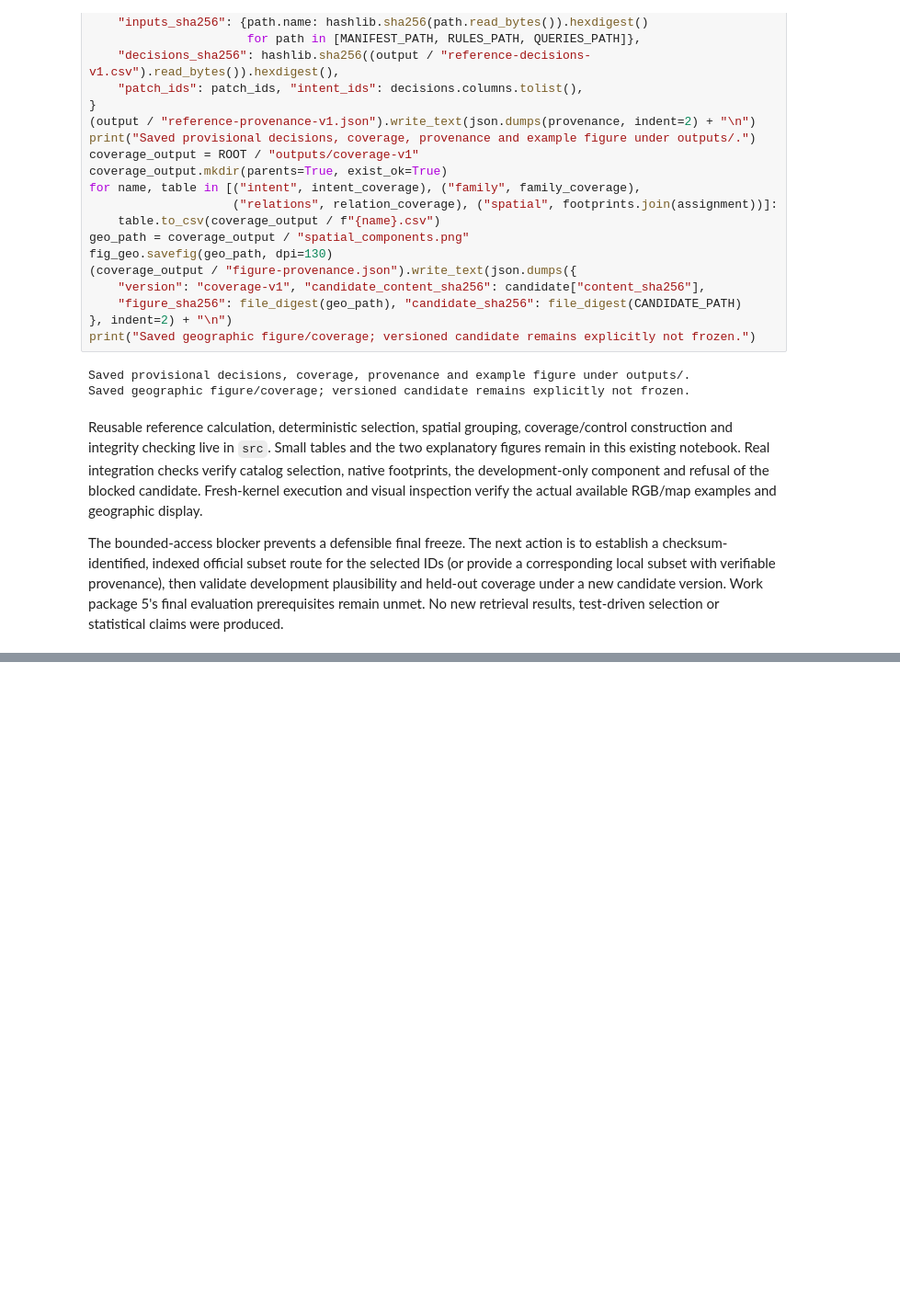
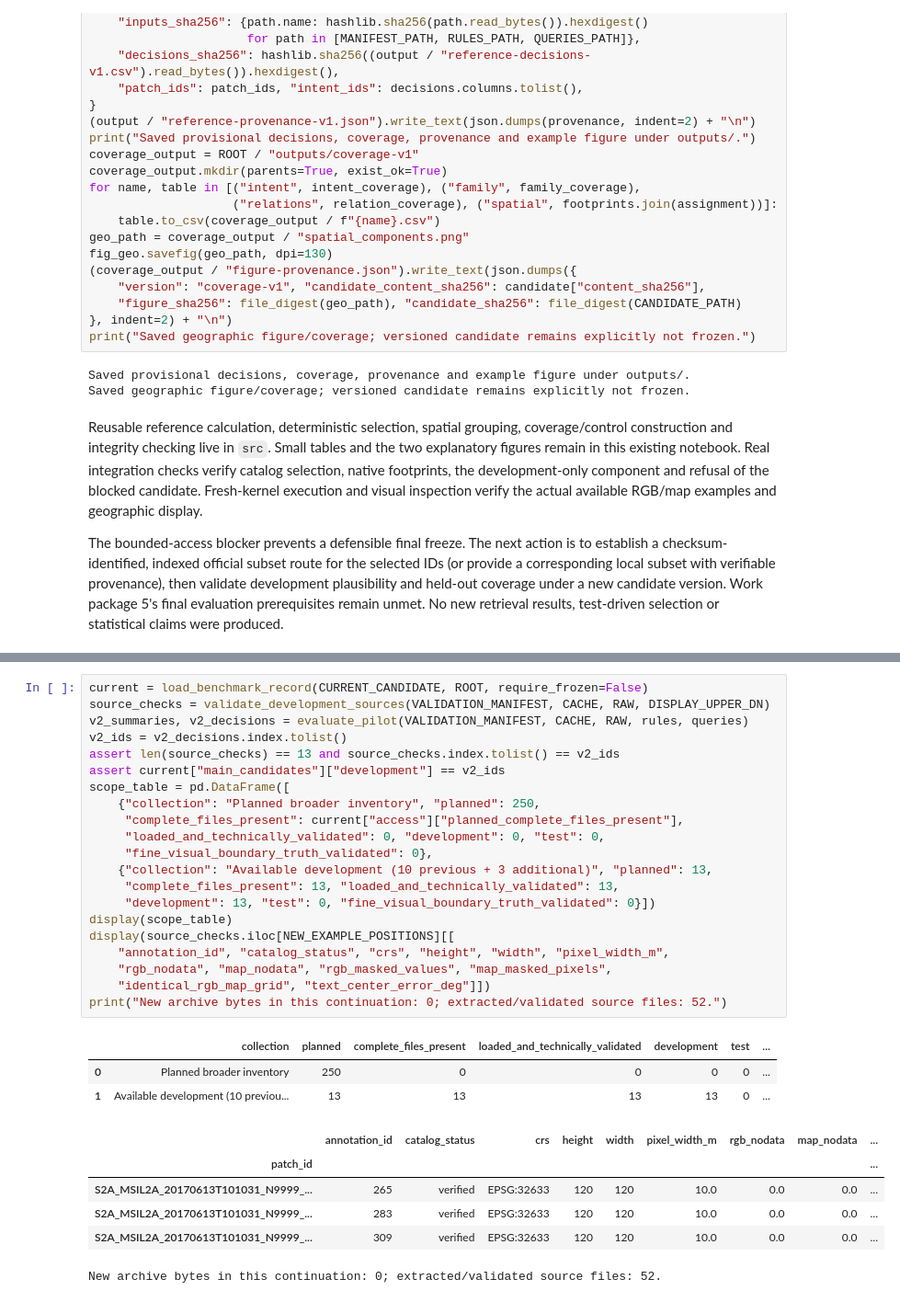
Before and after one commit to manuelmiddendorf/earth-observation, a Jupyter notebook: notebooks/02_benchmark_construction.ipynb, the cells around one changed output, grey strips where cells are left out. Shown at 92% size. Saved outputs shown, nothing was run; the diff lists cells and outputs as text; blank space fills up the shorter version.

```diff
--- a/notebooks/02_benchmark_construction.ipynb
+++ b/notebooks/02_benchmark_construction.ipynb
@@ -624,0 +659,31 @@ retrieval results, test-driven selection or statistical claims were produced.
+# %%
+current = load_benchmark_record(CURRENT_CANDIDATE, ROOT, require_frozen=False)
+source_checks = validate_development_sources(VALIDATION_MANIFEST, CACHE, RAW, DISPLAY_UPPER_DN)
+v2_summaries, v2_decisions = evaluate_pilot(VALIDATION_MANIFEST, CACHE, RAW, rules, queries)
+v2_ids = v2_decisions.index.tolist()
+assert len(source_checks) == 13 and source_checks.index.tolist() == v2_ids
+assert current["main_candidates"]["development"] == v2_ids
+scope_table = pd.DataFrame([
+    {"collection": "Planned broader inventory", "planned": 250,
+     "complete_files_present": current["access"]["planned_complete_files_present"],
+     "loaded_and_technically_validated": 0, "development": 0, "test": 0,
+     "fine_visual_boundary_truth_validated": 0},
+    {"collection": "Available development (10 previous + 3 additional)", "planned": 13,
+     "complete_files_present": 13, "loaded_and_technically_validated": 13,
+     "development": 13, "test": 0, "fine_visual_boundary_truth_validated": 0}])
+display(scope_table)
+display(source_checks.iloc[NEW_EXAMPLE_POSITIONS][[
+    "annotation_id", "catalog_status", "crs", "height", "width", "pixel_width_m",
+    "rgb_nodata", "map_nodata", "rgb_masked_values", "map_masked_pixels",
+    "identical_rgb_map_grid", "text_center_error_deg"]])
+print("New archive bytes in this continuation: 0; extracted/validated source files: 52.")
+# %% [output]
+|  | collection | planned | complete_files_present | loaded_and_technically_validated | development | test | ... |
+| 0 | Planned broader inventory | 250 | 0 | 0 | 0 | 0 | ... |
+| 1 | Available development (10 previou... | 13 | 13 | 13 | 13 | 0 | ... |
+|  | annotation_id | catalog_status | crs | height | width | pixel_width_m | rgb_nodata | map_nodata | ... |
+| patch_id |  |  |  |  |  |  |  |  | ... |
+| S2A_MSIL2A_20170613T101031_N9999_... | 265 | verified | EPSG:32633 | 120 | 120 | 10.0 | 0.0 | 0.0 | ... |
+| S2A_MSIL2A_20170613T101031_N9999_... | 283 | verified | EPSG:32633 | 120 | 120 | 10.0 | 0.0 | 0.0 | ... |
+| S2A_MSIL2A_20170613T101031_N9999_... | 309 | verified | EPSG:32633 | 120 | 120 | 10.0 | 0.0 | 0.0 | ... |
+New archive bytes in this continuation: 0; extracted/validated source files: 52.
```
Also changed, not shown: parts of 10 cells of this notebook, 8 other files.
